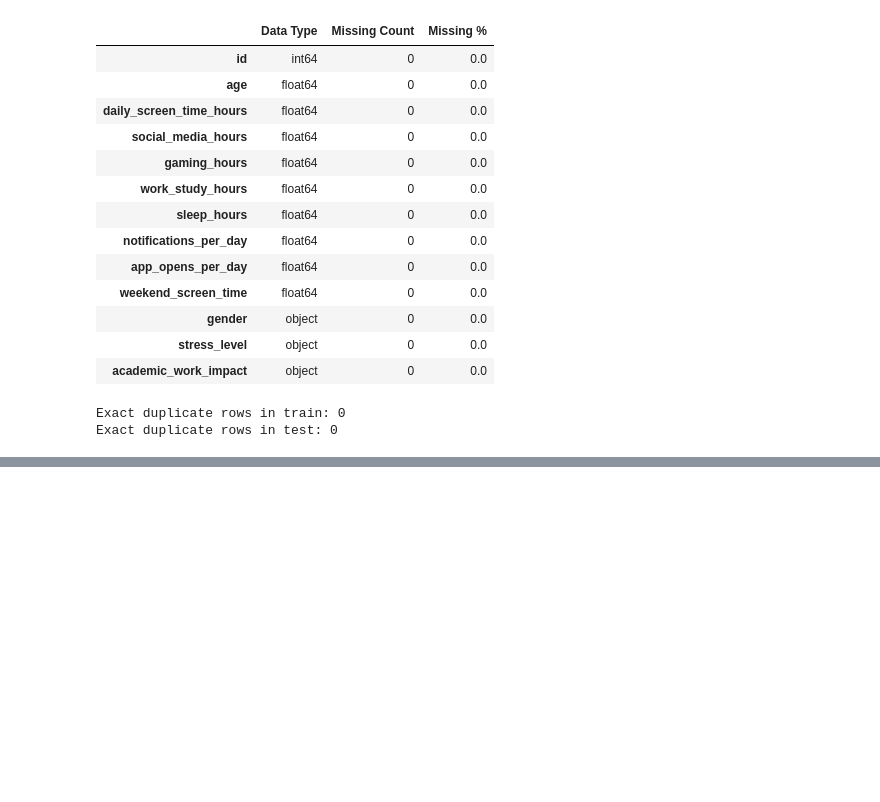
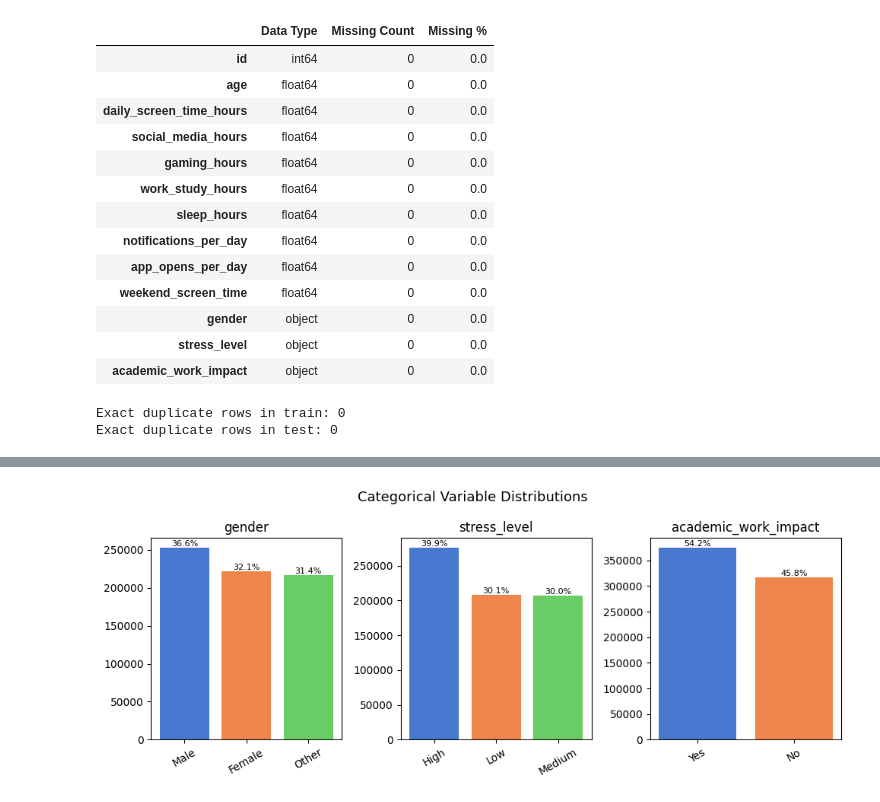
Before and after one commit to kamxsato/MIS444_Final_Project, a Jupyter notebook: 24104087_Final_Project.ipynb, the cells around one changed output, grey strips where cells are left out. Cells and saved outputs as stored; diff of their text form; code cells hidden in the pictures; blank space fills up the shorter version.

```diff
--- a/24104087_Final_Project.ipynb
+++ b/24104087_Final_Project.ipynb
@@ -356,0 +616,19 @@ Exact duplicate rows in test: 0
+# %%
+# 3.1.3 Bar Charts for categorical columns
+cat_cols = ['gender','stress_level','academic_work_impact']
+fig, axes = plt.subplots(1, 3, figsize=(10, 4))
+for ax, col in zip(axes.flat, cat_cols):
+    vc = train[col].value_counts()
+    bars = ax.bar(vc.index, vc.values, color=sns.color_palette('muted', len(vc)))
+    ax.set_title(col)
+    ax.tick_params(axis='x', rotation=30)
+    # Add % labels
+    total = vc.sum()
+    for bar, val in zip(bars, vc.values):
+        ax.text(bar.get_x()+bar.get_width()/2, bar.get_height()+10,
+                f'{val/total*100:.1f}%', ha='center', va='bottom', fontsize=8)
+plt.suptitle('Categorical Variable Distributions', fontsize=13)
+plt.tight_layout()
+plt.show()
+# %% [output]
+[figure, added]
```
Also changed, not shown: parts of 38 cells of this notebook.
